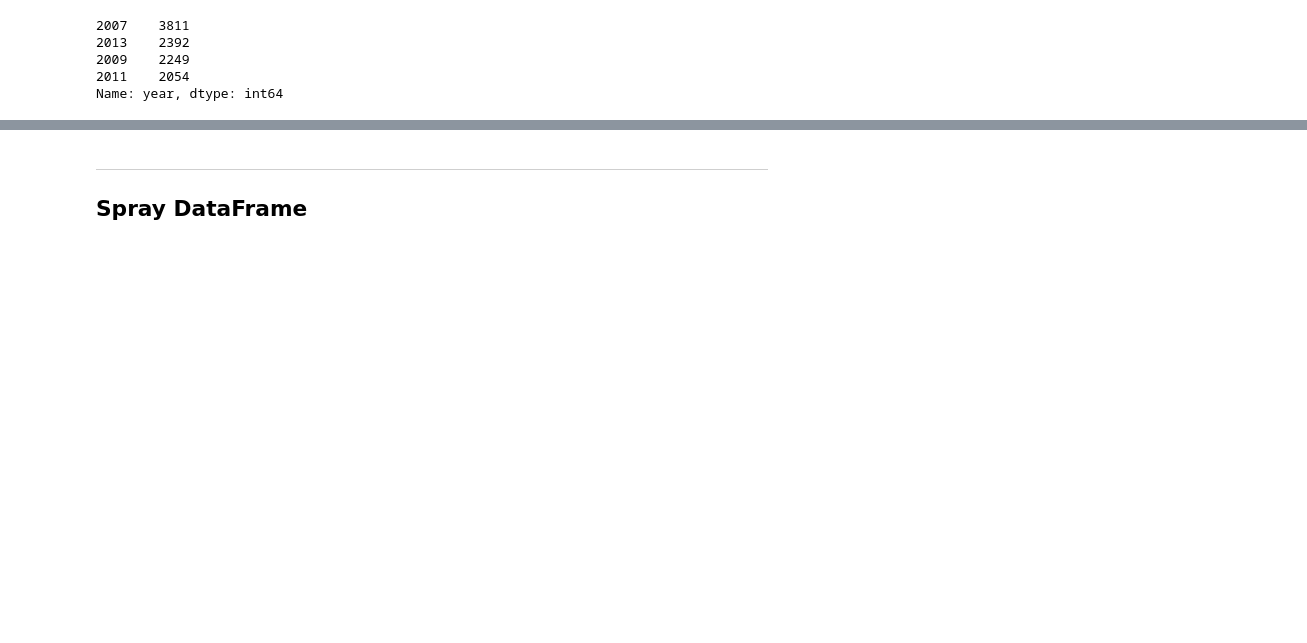
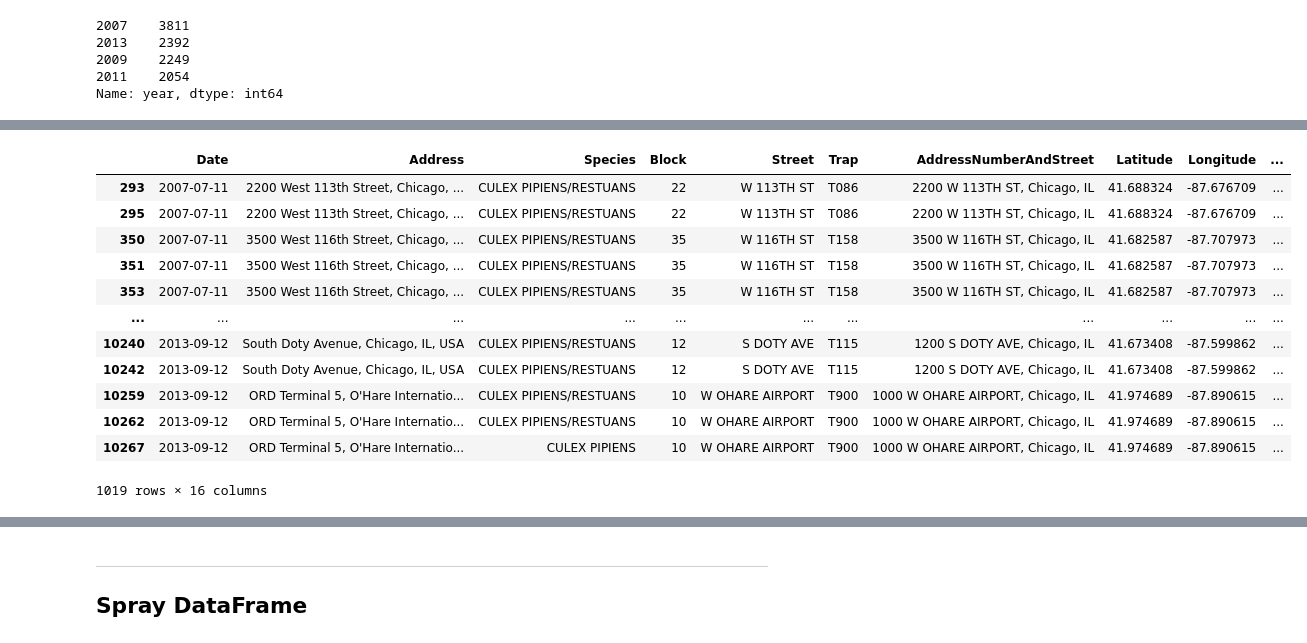
Before and after one commit to sherlocknow/DSI16_P4_G4_, a Jupyter notebook: code/projec4_files_upload.ipynb, the cells around one changed output, grey strips where cells are left out. Saved outputs shown, nothing was run; the diff lists cells and outputs as text; code cells hidden in the pictures; blank space fills up the shorter version.

```diff
--- a/code/projec4_files_upload.ipynb
+++ b/code/projec4_files_upload.ipynb
@@ -331,0 +361,16 @@ nearest_stn(train_df)
+# %%
+train_df[train_df['NumMosquitos']>=50]
+# %% [output]
+|  | Date | Address | Species | Block | Street | Trap | AddressNumberAndStreet | Latitude | Longitude | ... |
+| 293 | 2007-07-11 | 2200 West 113th Street, Chicago, ... | CULEX PIPIENS/RESTUANS | 22 | W 113TH ST | T086 | 2200 W 113TH ST, Chicago, IL | 41.688324 | -87.676709 | ... |
+| 295 | 2007-07-11 | 2200 West 113th Street, Chicago, ... | CULEX PIPIENS/RESTUANS | 22 | W 113TH ST | T086 | 2200 W 113TH ST, Chicago, IL | 41.688324 | -87.676709 | ... |
+| 350 | 2007-07-11 | 3500 West 116th Street, Chicago, ... | CULEX PIPIENS/RESTUANS | 35 | W 116TH ST | T158 | 3500 W 116TH ST, Chicago, IL | 41.682587 | -87.707973 | ... |
+| 351 | 2007-07-11 | 3500 West 116th Street, Chicago, ... | CULEX PIPIENS/RESTUANS | 35 | W 116TH ST | T158 | 3500 W 116TH ST, Chicago, IL | 41.682587 | -87.707973 | ... |
+| 353 | 2007-07-11 | 3500 West 116th Street, Chicago, ... | CULEX PIPIENS/RESTUANS | 35 | W 116TH ST | T158 | 3500 W 116TH ST, Chicago, IL | 41.682587 | -87.707973 | ... |
+| ... | ... | ... | ... | ... | ... | ... | ... | ... | ... | ... |
+| 10240 | 2013-09-12 | South Doty Avenue, Chicago, IL, USA | CULEX PIPIENS/RESTUANS | 12 | S DOTY AVE | T115 | 1200 S DOTY AVE, Chicago, IL | 41.673408 | -87.599862 | ... |
+| 10242 | 2013-09-12 | South Doty Avenue, Chicago, IL, USA | CULEX PIPIENS/RESTUANS | 12 | S DOTY AVE | T115 | 1200 S DOTY AVE, Chicago, IL | 41.673408 | -87.599862 | ... |
+| 10259 | 2013-09-12 | ORD Terminal 5, O'Hare Internatio... | CULEX PIPIENS/RESTUANS | 10 | W OHARE AIRPORT | T900 | 1000 W OHARE AIRPORT, Chicago, IL | 41.974689 | -87.890615 | ... |
+| 10262 | 2013-09-12 | ORD Terminal 5, O'Hare Internatio... | CULEX PIPIENS/RESTUANS | 10 | W OHARE AIRPORT | T900 | 1000 W OHARE AIRPORT, Chicago, IL | 41.974689 | -87.890615 | ... |
+| 10267 | 2013-09-12 | ORD Terminal 5, O'Hare Internatio... | CULEX PIPIENS | 10 | W OHARE AIRPORT | T900 | 1000 W OHARE AIRPORT, Chicago, IL | 41.974689 | -87.890615 | ... |
+1019 rows × 16 columns
```
Also changed, not shown: parts of 24 cells of this notebook.
